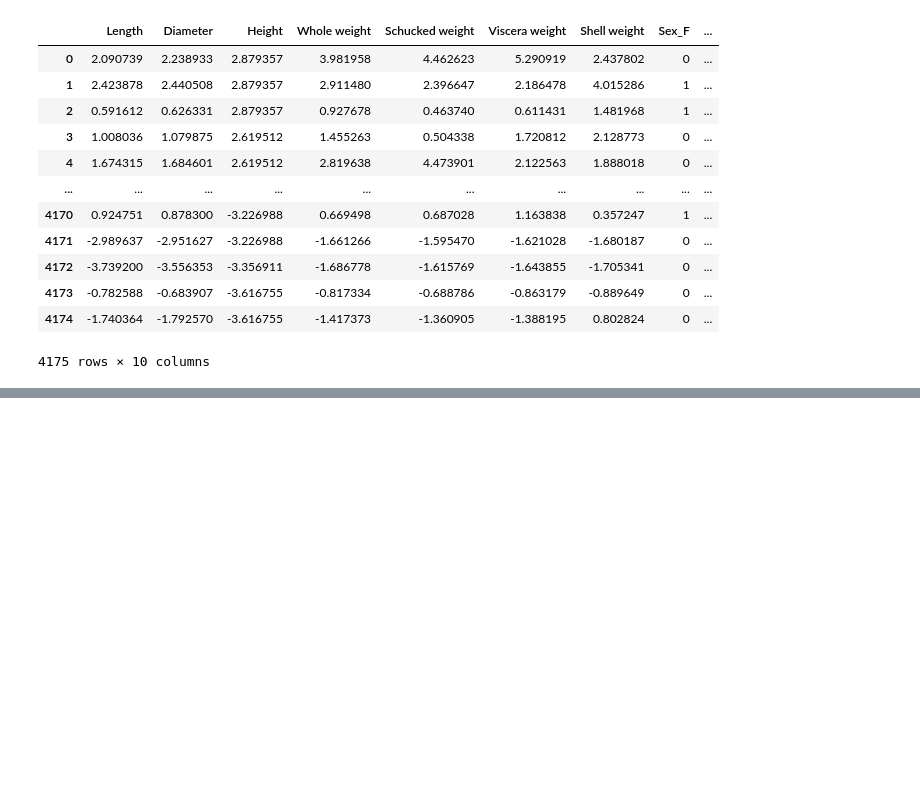
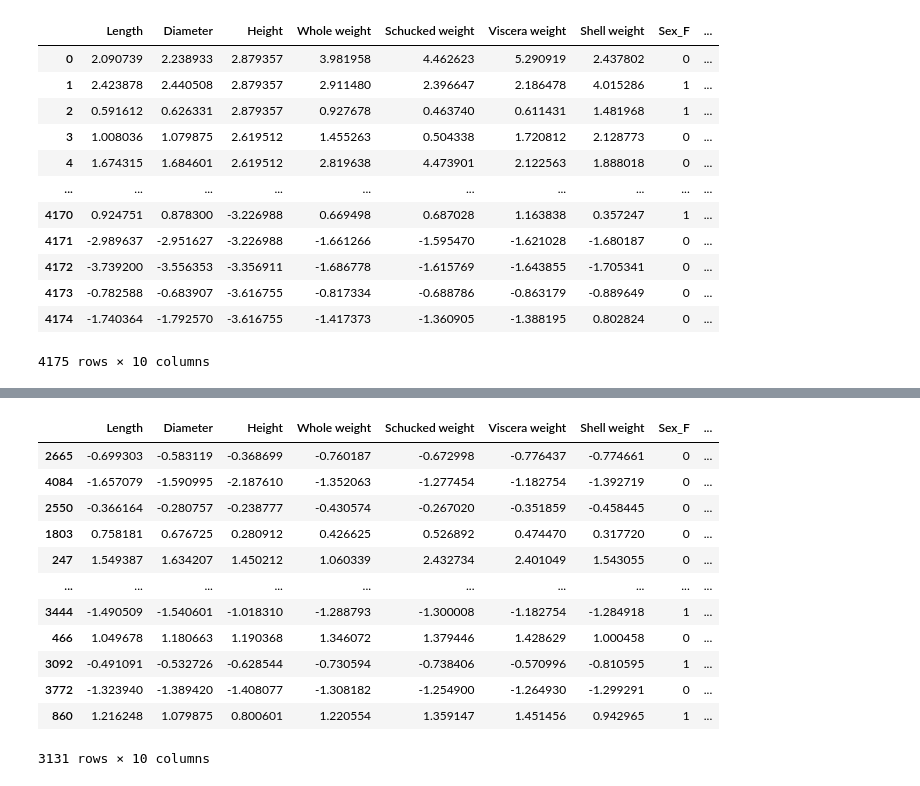
Before and after one commit to JakeTaka/abalone_age, a Jupyter notebook: Classification.ipynb, the cells around one changed output, grey strips where cells are left out. Saved outputs shown, nothing was run; the diff lists cells and outputs as text; code cells hidden in the pictures; blank space fills up the shorter version.

```diff
--- a/Classification.ipynb
+++ b/Classification.ipynb
@@ -257,0 +262,19 @@ X
+# %%
+from sklearn.model_selection import train_test_split as tts
+X_train,X_test,y_train,y_test = tts(X,y,test_size=0.25,random_state=42)
+# %%
+X_train
+# %% [output]
+|  | Length | Diameter | Height | Whole weight | Schucked weight | Viscera weight | Shell weight | Sex_F | ... |
+| 2665 | -0.699303 | -0.583119 | -0.368699 | -0.760187 | -0.672998 | -0.776437 | -0.774661 | 0 | ... |
+| 4084 | -1.657079 | -1.590995 | -2.187610 | -1.352063 | -1.277454 | -1.182754 | -1.392719 | 0 | ... |
+| 2550 | -0.366164 | -0.280757 | -0.238777 | -0.430574 | -0.267020 | -0.351859 | -0.458445 | 0 | ... |
+| 1803 | 0.758181 | 0.676725 | 0.280912 | 0.426625 | 0.526892 | 0.474470 | 0.317720 | 0 | ... |
+| 247 | 1.549387 | 1.634207 | 1.450212 | 1.060339 | 2.432734 | 2.401049 | 1.543055 | 0 | ... |
+| ... | ... | ... | ... | ... | ... | ... | ... | ... | ... |
+| 3444 | -1.490509 | -1.540601 | -1.018310 | -1.288793 | -1.300008 | -1.182754 | -1.284918 | 1 | ... |
+| 466 | 1.049678 | 1.180663 | 1.190368 | 1.346072 | 1.379446 | 1.428629 | 1.000458 | 0 | ... |
+| 3092 | -0.491091 | -0.532726 | -0.628544 | -0.730594 | -0.738406 | -0.570996 | -0.810595 | 1 | ... |
+| 3772 | -1.323940 | -1.389420 | -1.408077 | -1.308182 | -1.254900 | -1.264930 | -1.299291 | 0 | ... |
+| 860 | 1.216248 | 1.079875 | 0.800601 | 1.220554 | 1.359147 | 1.451456 | 0.942965 | 1 | ... |
+3131 rows × 10 columns
```
Also changed, not shown: parts of 13 cells of this notebook.
